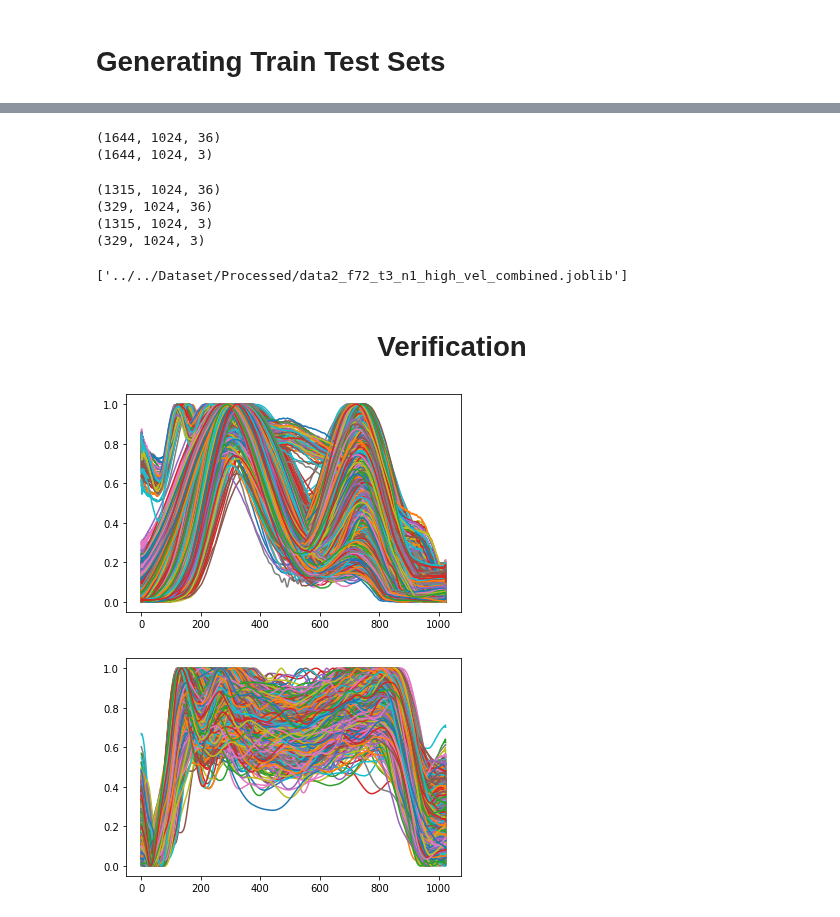
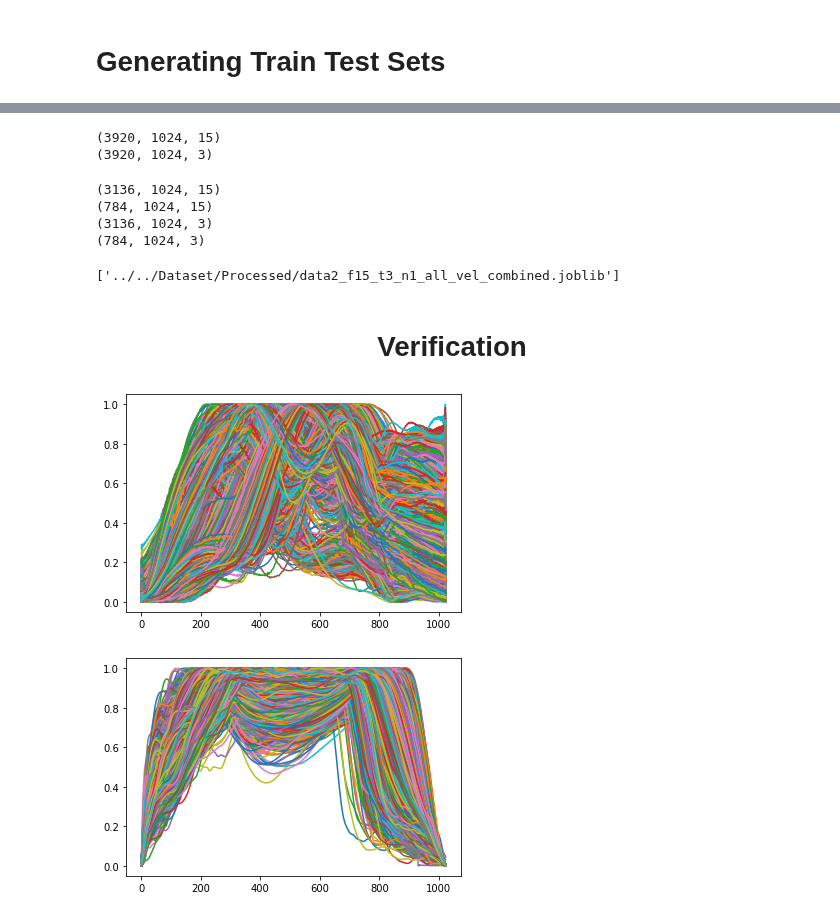
Before and after one commit to atick-faisal/GRF-Synthesis-from-Motion-Trajectories, a Jupyter notebook: src/preprocessing/process_dataset_2_alt.ipynb, the cells around one changed output, grey strips where cells are left out. Saved outputs shown, nothing was run; the diff lists cells and outputs as text; code cells hidden in the pictures.

Commit message:
Process db2

```diff
--- a/src/preprocessing/process_dataset_2_alt.ipynb
+++ b/src/preprocessing/process_dataset_2_alt.ipynb
@@ -237,4 +181,0 @@ filtered.shape
-# %%
-for i in range(6, 12):
-    plt.plot(trajectory_y_r[:, i], label=f"{i}")
-plt.legend()
@@ -244,10 +181,0 @@ plt.legend()
-# %%
-plt.figure(figsize=(20, 20))
-trajectory_y_r = LowPassFilter.apply(trajectory_y_r, cutoff=6, fs=200)
-d_trajectory_y_r = np.gradient(trajectory_y_r, axis=0)
-# trajectory_y_r = LowPassFilter.apply(trajectory_y_r, cutoff=20, fs=200)
-for i in range(6, 7):
-    plt.plot(d_trajectory_y_r[:, i], label=f"{i}")
-plt.legend()
-d_trajectory_y_r.shape
-plt.ylim([0,10])
@@ -257,6 +181,0 @@ plt.ylim([0,10])
-# %%
-dd_trajectory_y_r = np.gradient(d_trajectory_y_r, axis=-1)
-for i in range(6, 8):
-    plt.plot(dd_trajectory_y_r[:, i], label=f"{i}")
-plt.legend()
-dd_trajectory_y_r.shape
@@ -599,9 +533,9 @@ from joblib import load, dump
 from sklearn.model_selection import train_test_split
 
 N_SAMPLES = 1024
-N_CHANNELS = 36
+N_CHANNELS = 15
 
-path = '../../Dataset/Processed/data2_f72_t3_n1_high_vel.joblib'
+path = '../../Dataset/Processed/data2_f15_t3_n1_all_vel.joblib'
 data = load(path)
 features = data['X']
 target = data['y']
@@ -645,8 +574,8 @@ y = target.to_numpy().reshape(-1, N_SAMPLES, 3)
 print(X.shape)
 print(y.shape)
 # %% [output]
-(1644, 1024, 36)
-(1644, 1024, 3)
+(3920, 1024, 15)
+(3920, 1024, 3)
 # %%
 train_X, test_X, train_y, test_y = train_test_split(X, y, test_size=0.2, random_state=42)
 
@@ -655,12 +584,12 @@ print(test_X.shape)
 print(train_y.shape)
 print(test_y.shape)
 # %% [output]
-(1315, 1024, 36)
-(329, 1024, 36)
-(1315, 1024, 3)
-(329, 1024, 3)
+(3136, 1024, 15)
+(784, 1024, 15)
+(3136, 1024, 3)
+(784, 1024, 3)
 # %%
-path = '../../Dataset/Processed/data2_f72_t3_n1_high_vel_combined.joblib'
+path = '../../Dataset/Processed/data2_f15_t3_n1_all_vel_combined.joblib'
 data = {
     'train_X': train_X,
     'test_X': test_X,
@@ -669,7 +598,7 @@ data = {
 }
 dump(data, path)
 # %% [output]
-['../../Dataset/Processed/data2_f72_t3_n1_high_vel_combined.joblib']
+['../../Dataset/Processed/data2_f15_t3_n1_all_vel_combined.joblib']
 # %% [markdown]
 <h1 align="center">Verification</h1>
 # %%
@@ -679,16 +608,16 @@ dump(data, path)
 # features = data['X']
 # target = data['y']
 # %%
-x = features['11_z'].to_numpy().reshape(-1, N_SAMPLES)
+x = features['fal_z'].to_numpy().reshape(-1, N_SAMPLES)
 for i in range(x.shape[0]):
     plt.plot(x[i, :])
 # %% [output]
-[figure, old version]
+[figure, new version]
 # %%
-y = target['fx'].to_numpy().reshape(-1, N_SAMPLES)
+y = target['fz'].to_numpy().reshape(-1, N_SAMPLES)
 for i in range(y.shape[0]):
     plt.plot(y[i, :])
 # %% [output]
-[figure, old version]
+[figure, new version]
 # %%
 i
```
Also changed, not shown: parts of 30 cells of this notebook.
